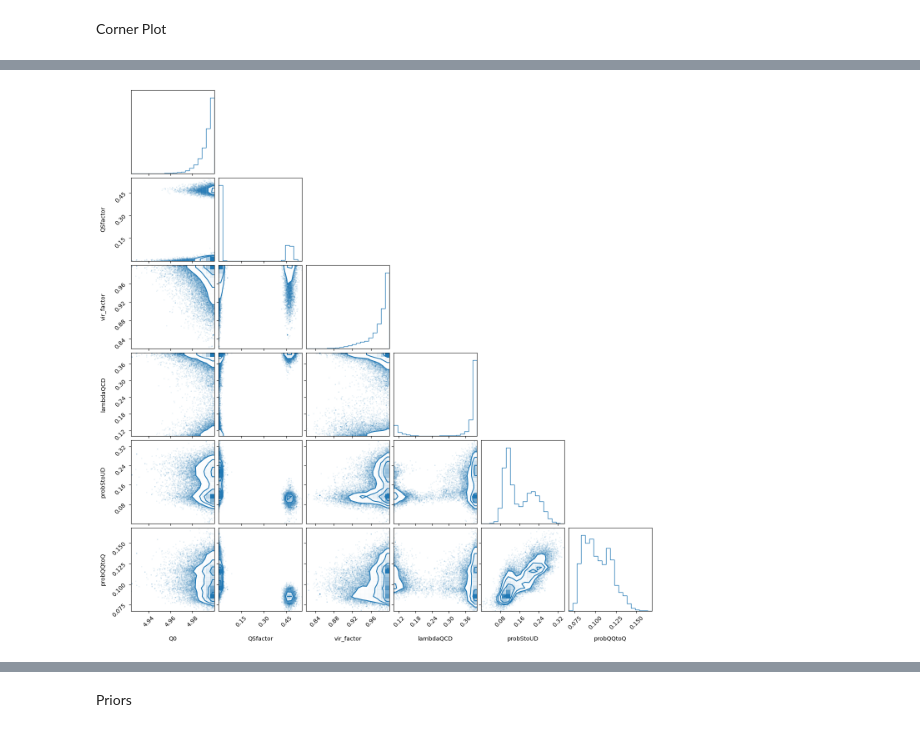
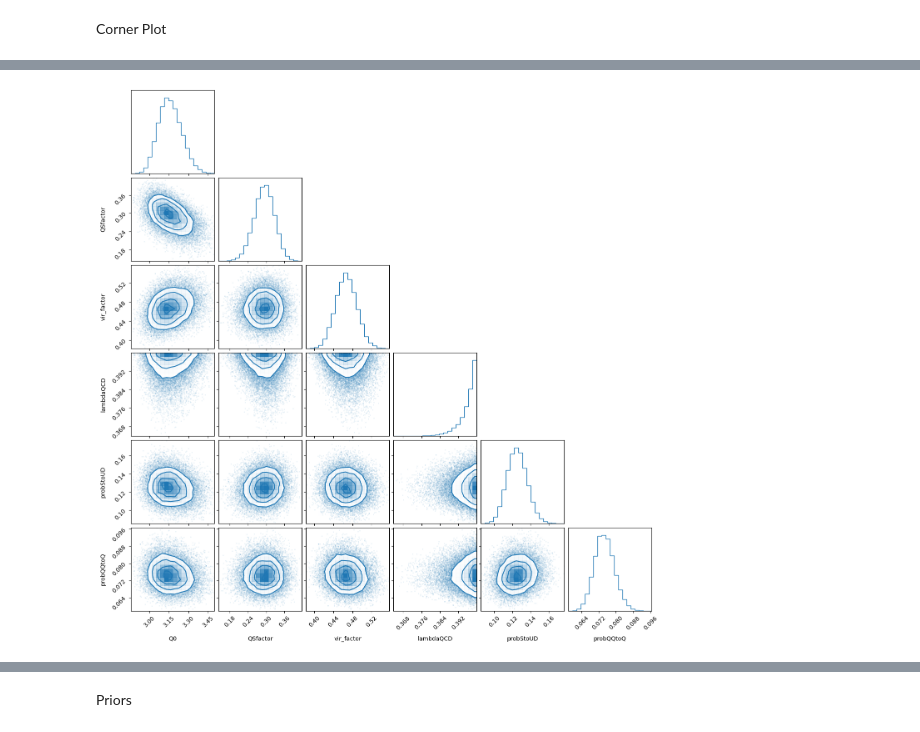
Before and after one commit to cparker24/Bayes-Tune, a Jupyter notebook: epem-tune.ipynb, the cells around one changed output, grey strips where cells are left out. Drawn from its saved outputs; the diff is of its cells as text; code cells hidden in the pictures.

```diff
--- a/epem-tune.ipynb
+++ b/epem-tune.ipynb
@@ -1,16 +1,19 @@
 # %%
 import numpy
 import pandas
+from pathlib import Path
 from src.data_objects import AllData
 from src.functions import *
 from src.readers import ReadDesign
 
 retrain = True
 runchain = True
-logTrain = False
+logTrain = True
+scikit = True
 
 ThisData = AllData
-ThisData["name"] = "epem-no-jets"
+ThisData["name"] = "epem/full-scikit-log"
 
 model_par = "input/epemDesign.txt"
 outdir = "/data/rjfgroup/rjf01/cameron.parker/tunes/" + ThisData["name"] + "/"
+Path(outdir).mkdir(parents=True,exist_ok=True)
@@ -73,6 +58,6 @@ setEmuPaths(ThisData)
 
 if retrain:
     buildObsPkls(ThisData)
-    trainEmulators(model_par, ThisData, logTrain)
+    trainEmulators(model_par, ThisData, logTrain, scikit=scikit)
 else:
     readEmulators(ThisData)
@@ -101,7 +68,7 @@ from src.mcmc import Chain
 import os
 
 mcmcpath = "mcmc/" + ThisData["name"] + "-chain.pkl"
-mymcmc = Chain(mcmc_path=mcmcpath, expdata_path=ThisData["datapkl"], model_parafile=model_par)
+mymcmc = Chain(mcmc_path=mcmcpath, expdata_path=ThisData["datapkl"], model_parafile=model_par, errFactor=0.1)
 mymcmc.loadEmulator(getEmuPathList(ThisData))
 # %% [output]
 [INFO][mcmc] Initializing MCMC ...
@@ -163,5 +121,7 @@ print(labels)
 
 fig = corner.corner(data['chain'], weights=data['weights'], labels=labels, color="C0")
 plt.show()
+
+MakeSupplementalDesign(data["chain"], labels, outdir)
 # %% [output]
 ['Q0', 'QSfactor', 'vir_factor', 'lambdaQCD', 'probStoUD', 'probQQtoQ']
@@ -172,4 +128,4 @@ plt.show()
-[figure, old version]
+[figure, new version]
 # %%
 TransformedSamples = np.copy(data['chain'])
 TransformedSamples[:,0] = data['chain'][:,0]
```
Also changed, not shown: parts of 14 cells of this notebook, 7 other files.
